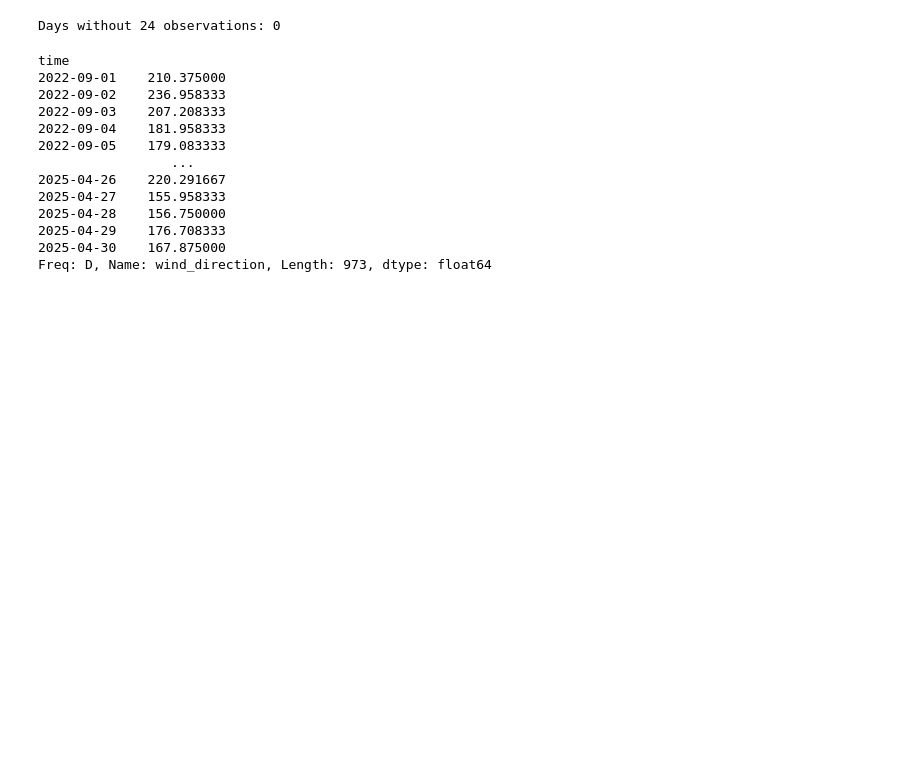
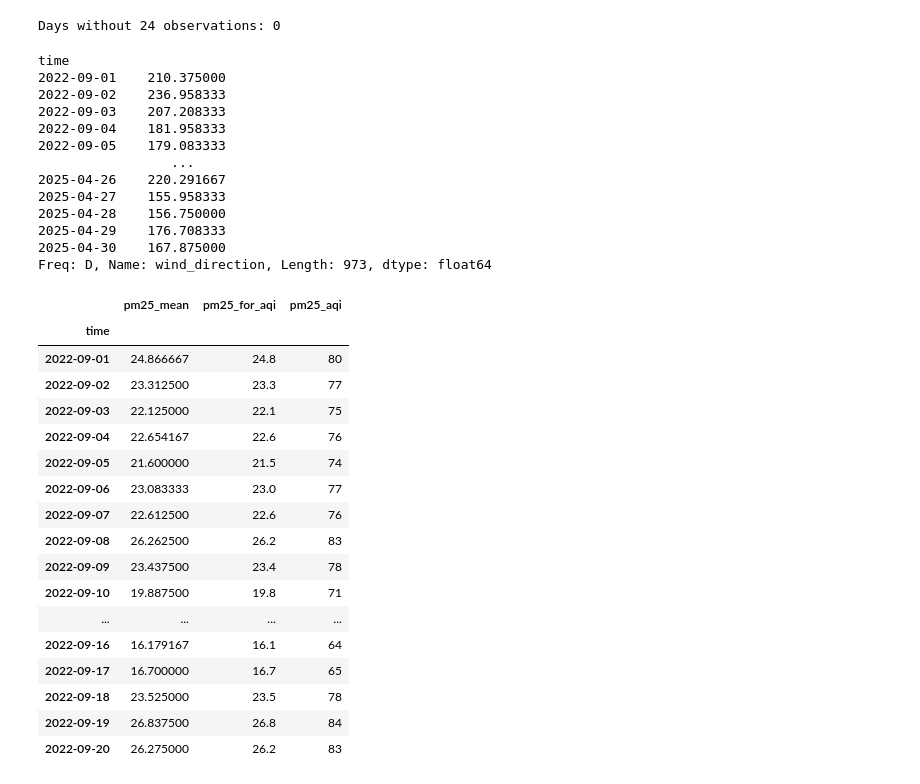
Before and after one commit to rubeshnpl13/Kathmandu-Air-Quality-Intelligence, a Jupyter notebook: notebooks/03_feature_engineering.ipynb, the cells around one changed output. Cells and saved outputs as stored; diff of their text form; code cells hidden in the pictures; blank space fills up the shorter version.

Commit message:
Calculated AQI using AQI interpolation function

```diff
--- a/notebooks/03_feature_engineering.ipynb
+++ b/notebooks/03_feature_engineering.ipynb
@@ -570,0 +604,61 @@ daily['season'] = pd.Categorical(
+# %%
+#PM2.5 breakpoints
+PM25_BREAKPOINTS = [
+    (0.0,   9.0,   0,   50),
+    (9.1,  35.4,  51,  100),
+    (35.5, 55.4, 101,  150),
+    (55.5, 125.4, 151, 200),
+    (125.5, 225.4, 201, 300),
+    (225.5, 325.4, 301, 500)
+]
+# %%
+def truncate_pm25(value):
+
+    return (
+        np.floor(value * 10)
+        / 10
+    )
+# %%
+#Daily PM2.5 AQI
+daily['pm25_for_aqi'] = (
+    daily['pm25_mean']
+    .apply(truncate_pm25)
+)
+# %%
+daily['pm25_aqi'] = (
+    daily['pm25_for_aqi']
+    .apply(
+        lambda x:
+        calculate_subindex(
+            x,
+            PM25_BREAKPOINTS
+        )
+    )
+)
+# %%
+daily[
+    [
+        'pm25_mean',
+        'pm25_for_aqi',
+        'pm25_aqi'
+    ]
+].head(20)
+# %% [output]
+|  | pm25_mean | pm25_for_aqi | pm25_aqi |
+| time |  |  |  |
+| 2022-09-01 | 24.866667 | 24.8 | 80 |
+| 2022-09-02 | 23.312500 | 23.3 | 77 |
+| 2022-09-03 | 22.125000 | 22.1 | 75 |
+| 2022-09-04 | 22.654167 | 22.6 | 76 |
+| 2022-09-05 | 21.600000 | 21.5 | 74 |
+| 2022-09-06 | 23.083333 | 23.0 | 77 |
+| 2022-09-07 | 22.612500 | 22.6 | 76 |
+| 2022-09-08 | 26.262500 | 26.2 | 83 |
+| 2022-09-09 | 23.437500 | 23.4 | 78 |
+| 2022-09-10 | 19.887500 | 19.8 | 71 |
+| ... | ... | ... | ... |
+| 2022-09-16 | 16.179167 | 16.1 | 64 |
+| 2022-09-17 | 16.700000 | 16.7 | 65 |
+| 2022-09-18 | 23.525000 | 23.5 | 78 |
+| 2022-09-19 | 26.837500 | 26.8 | 84 |
+| 2022-09-20 | 26.275000 | 26.2 | 83 |
```
Also changed, not shown: parts of 1 cell of this notebook.
